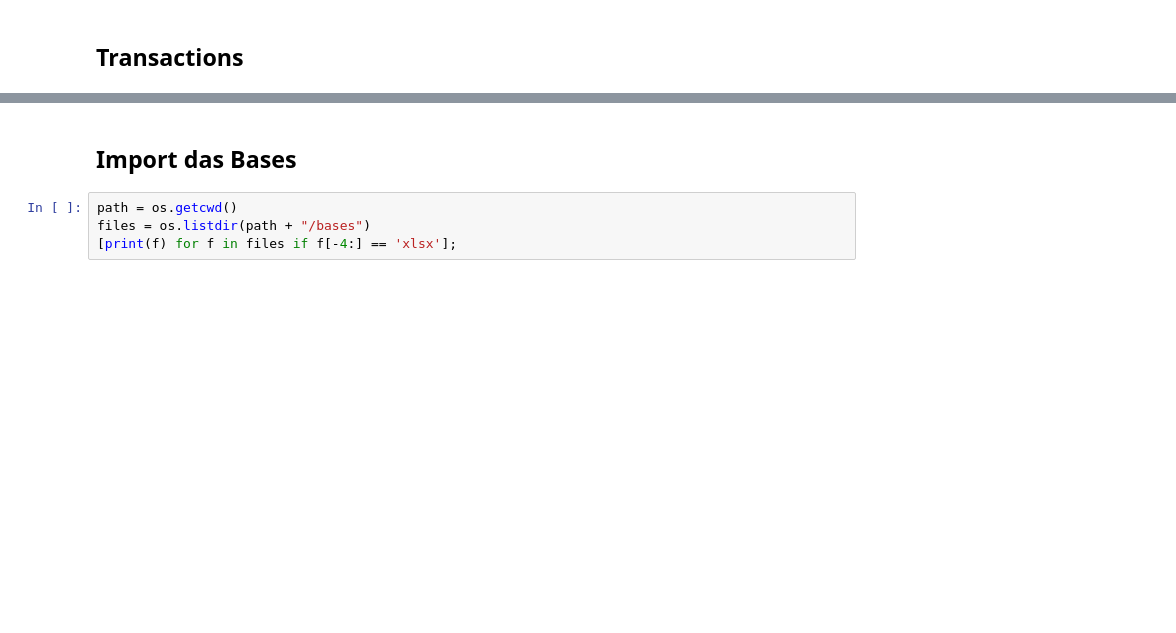
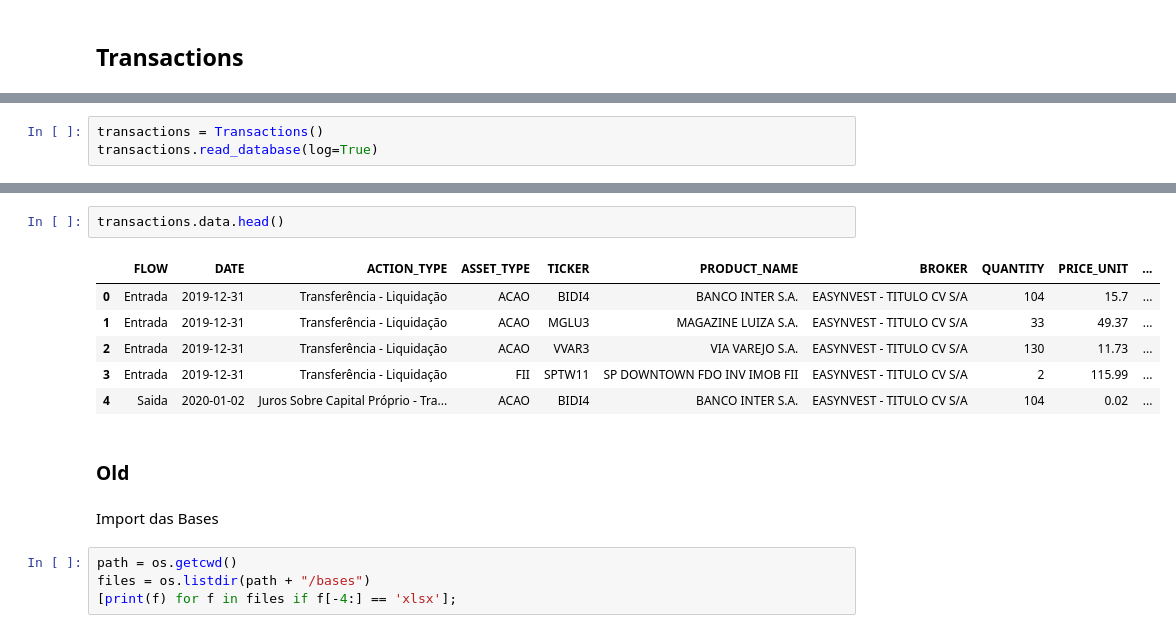
Before and after one commit to importsci/investment-tracker, a Jupyter notebook: investment-tracker.ipynb, the cells around one changed output, grey strips where cells are left out. Cells and saved outputs as stored; diff of their text form; blank space fills up the shorter version.

```diff
--- a/investment-tracker.ipynb
+++ b/investment-tracker.ipynb
@@ -9,0 +108,3 @@ import pandas as pd
+# %%
+transactions = Transactions()
+transactions.read_database(log=True)
@@ -10,5 +129,16 @@ import pandas as pd
+# %%
+transactions.data.head()
+# %% [output]
+|  | FLOW | DATE | ACTION_TYPE | ASSET_TYPE | TICKER | PRODUCT_NAME | BROKER | QUANTITY | PRICE_UNIT | ... |
+| 0 | Entrada | 2019-12-31 | Transferência - Liquidação | ACAO | BIDI4 | BANCO INTER S.A. | EASYNVEST - TITULO CV S/A | 104 | 15.7 | ... |
+| 1 | Entrada | 2019-12-31 | Transferência - Liquidação | ACAO | MGLU3 | MAGAZINE LUIZA S.A. | EASYNVEST - TITULO CV S/A | 33 | 49.37 | ... |
+| 2 | Entrada | 2019-12-31 | Transferência - Liquidação | ACAO | VVAR3 | VIA VAREJO S.A. | EASYNVEST - TITULO CV S/A | 130 | 11.73 | ... |
+| 3 | Entrada | 2019-12-31 | Transferência - Liquidação | FII | SPTW11 | SP DOWNTOWN FDO INV IMOB FII | EASYNVEST - TITULO CV S/A | 2 | 115.99 | ... |
+| 4 | Saida | 2020-01-02 | Juros Sobre Capital Próprio - Tra... | ACAO | BIDI4 | BANCO INTER S.A. | EASYNVEST - TITULO CV S/A | 104 | 0.02 | ... |
+# %% [markdown]
+### Old
 # %% [markdown]
-## Import das Bases
+Import das Bases
 # %%
 path = os.getcwd()
 files = os.listdir(path + "/bases")
```
Also changed, not shown: parts of 36 cells of this notebook.
